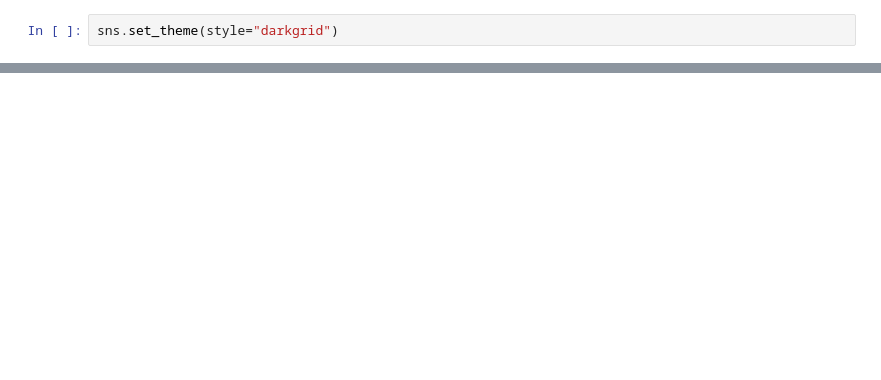
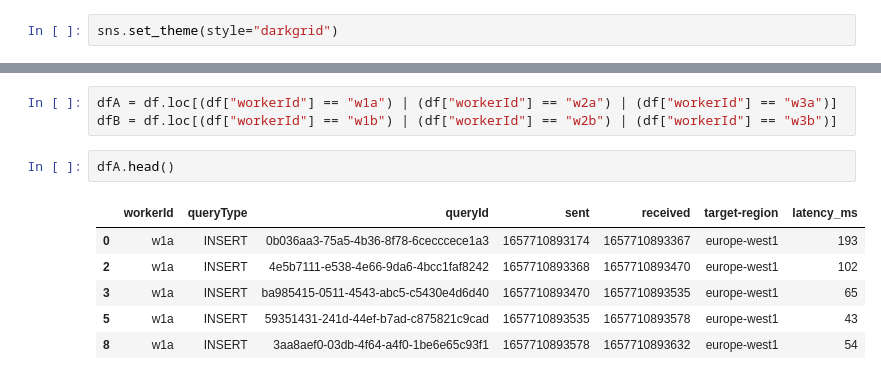
Before and after one commit to FelixMedicusf/DuetBenchmarking, a Jupyter notebook: Results/Result Evaluation.ipynb, the cells around one changed output, grey strips where cells are left out. Cells and saved outputs as stored; diff of their text form; blank space fills up the shorter version.

```diff
--- a/Results/Result Evaluation.ipynb
+++ b/Results/Result Evaluation.ipynb
@@ -88,0 +89,12 @@ sns.lmplot(x='sent', y='latency_ms', data=df, fit_reg=True)
+# %%
+dfA = df.loc[(df["workerId"] == "w1a") | (df["workerId"] == "w2a") | (df["workerId"] == "w3a")]
+dfB = df.loc[(df["workerId"] == "w1b") | (df["workerId"] == "w2b") | (df["workerId"] == "w3b")]
+# %%
+dfA.head()
+# %% [output]
+|  | workerId | queryType | queryId | sent | received | target-region | latency_ms |
+| 0 | w1a | INSERT | 0b036aa3-75a5-4b36-8f78-6cecccece1a3 | 1657710893174 | 1657710893367 | europe-west1 | 193 |
+| 2 | w1a | INSERT | 4e5b7111-e538-4e66-9da6-4bcc1faf8242 | 1657710893368 | 1657710893470 | europe-west1 | 102 |
+| 3 | w1a | INSERT | ba985415-0511-4543-abc5-c5430e4d6d40 | 1657710893470 | 1657710893535 | europe-west1 | 65 |
+| 5 | w1a | INSERT | 59351431-241d-44ef-b7ad-c875821c9cad | 1657710893535 | 1657710893578 | europe-west1 | 43 |
+| 8 | w1a | INSERT | 3aa8aef0-03db-4f64-a4f0-1be6e65c93f1 | 1657710893578 | 1657710893632 | europe-west1 | 54 |
```
Also changed, not shown: parts of 12 cells of this notebook, 8 other files.
